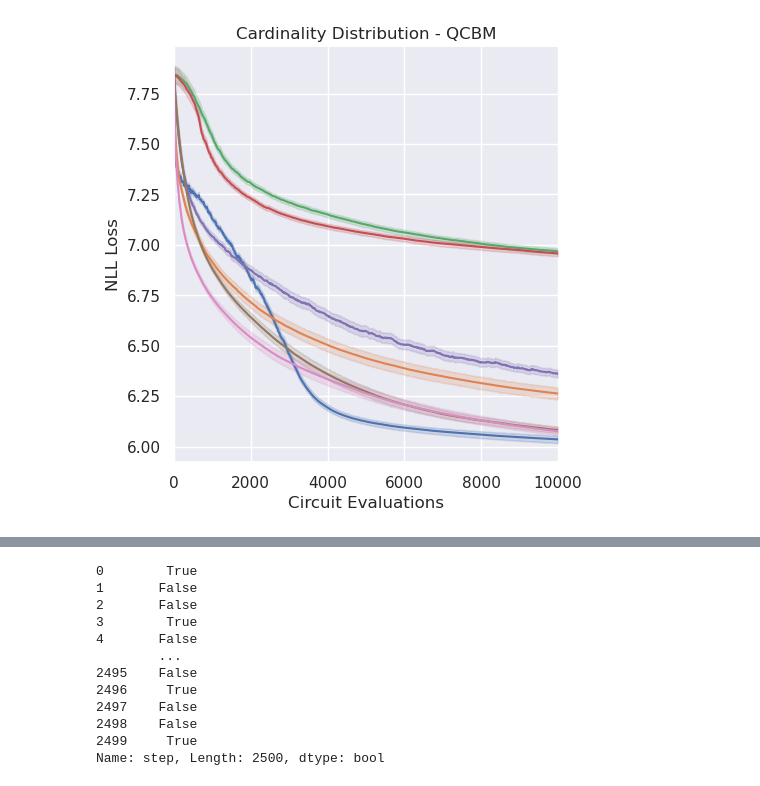
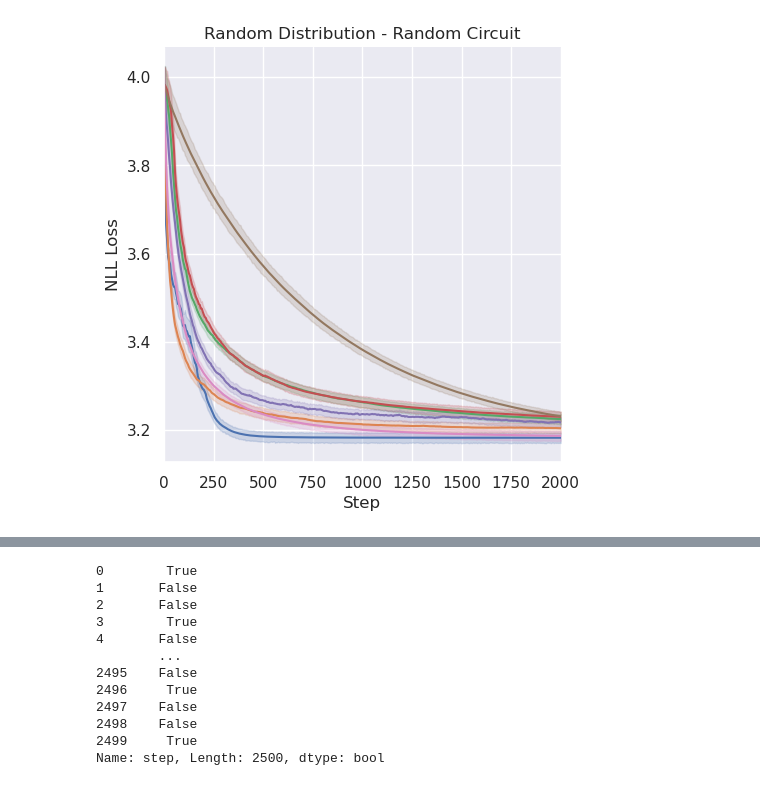
Before and after one commit to ltecot/rand_bench_opt_quantum, a Jupyter notebook: plot_processing/plotting_notebook.ipynb, the cells around one changed output, grey strips where cells are left out. Saved outputs shown, nothing was run; the diff lists cells and outputs as text; code cells hidden in the pictures.

```diff
--- a/plot_processing/plotting_notebook.ipynb
+++ b/plot_processing/plotting_notebook.ipynb
@@ -88,38 +108,42 @@ qcbm_gen_runs = qcbm_gen_runs.replace(replace_dict)
 # curr_data, x_data, x_lim, x_label, y_label, title = random_ham_runs, "step", 500, "Step", "Energy", "Randomized Hamiltonian"
 # curr_data, x_data, x_lim, x_label, y_label, title = random_ham_runs, "num_shots", 1000, "Circuit Evaluations", "Energy", "Randomized Hamiltonian"
 # curr_data, x_data, x_lim, x_label, y_label, title = heisenburg_2d_runs, "step", 2000, "Step", "Energy", "2D Heisenburg"
 # curr_data, x_data, x_lim, x_label, y_label, title = heisenburg_2d_runs, "num_shots", 4000, "Circuit Evaluations", "Energy", "2D Heisenburg"
 # curr_data, x_data, x_lim, x_label, y_label, title = qcbm_gen_runs, "step", 5000, "Step", "NLL Loss", "Cardinality Distribution - QCBM"
-curr_data, x_data, x_lim, x_label, y_label, title = qcbm_gen_runs, "num_shots", 10000, "Circuit Evaluations", "NLL Loss", "Cardinality Distribution - QCBM"
-# curr_data, x_data, x_lim, x_label, y_label, title = rand_gen_runs, "step", 2500, "Step", "NLL Loss", "Random Distribution - Random Circuit"
+# curr_data, x_data, x_lim, x_label, y_label, title = qcbm_gen_runs, "num_shots", 10000, "Circuit Evaluations", "NLL Loss", "Cardinality Distribution - QCBM"
+curr_data, x_data, x_lim, x_label, y_label, title = rand_gen_runs, "step", 2000, "Step", "NLL Loss", "Random Distribution - Random Circuit"
 # curr_data, x_data, x_lim, x_label, y_label, title = rand_gen_runs, "num_shots", 5000, "Circuit Evaluations", "NLL Loss", "Random Distribution - Random Circuit"
 
 # remove_legend = False
 remove_legend = True
 
 # Filter, for sub-sampling the data if seaborn can't handle it all
 # step_filter_freq = 1
 step_filter_freq = 5
 # step_filter_freq = 100
 
+context = "notebook" # “notebook”, “paper”, “talk”, “poster”
+
 # ----------------------------
 
 sns.set_theme()
-# sns.set_context("paper")
+sns.set_context(context)
 
 # ax = sns.relplot(data=curr_data, x="step", y="loss", hue="optimizer", kind="line", errorbar="sd")
 # ax = sns.relplot(data=curr_data, x="step", y="loss", hue="optimizer", kind="line", errorbar=None)
 
 filter_inds = ((curr_data["step"] % step_filter_freq == 0) & (curr_data[x_data] <= x_lim)) | (curr_data[x_data] == x_lim-1)
 curr_data = curr_data[filter_inds]
 ax = sns.relplot(data=curr_data, x=x_data, y="loss", hue="optimizer", kind="line", palette=optimizer_palette, hue_order=optimizer_order)
 ax.set(xlim=(0,x_lim), xlabel=x_label, ylabel=y_label, title=title)
 if remove_legend:
     ax._legend.remove()
 else:
-    ax._legend.set_title("Optimzer")
+    plt.legend(loc="upper left", ncol=7)
+#     ax._legend.set_title("Optimzer")
+#     sns.move_legend(ax, "upper right")
 # %% [output]
-[figure, old version]
+[figure, new version]
 # %%
 # Box / Violin Plots of converged results
 
```
Also changed, not shown: parts of 4 cells of this notebook, 2 other files.
